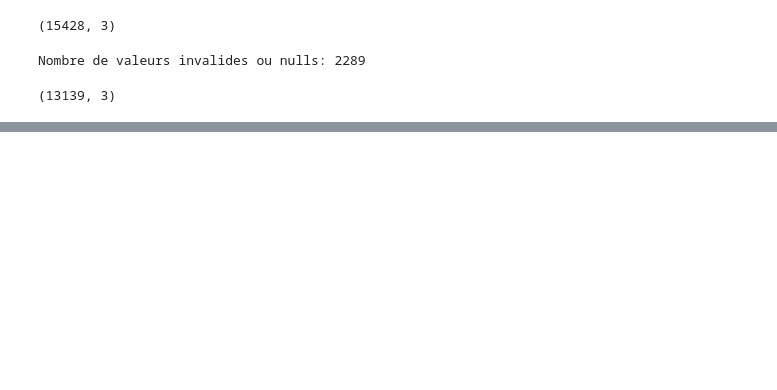
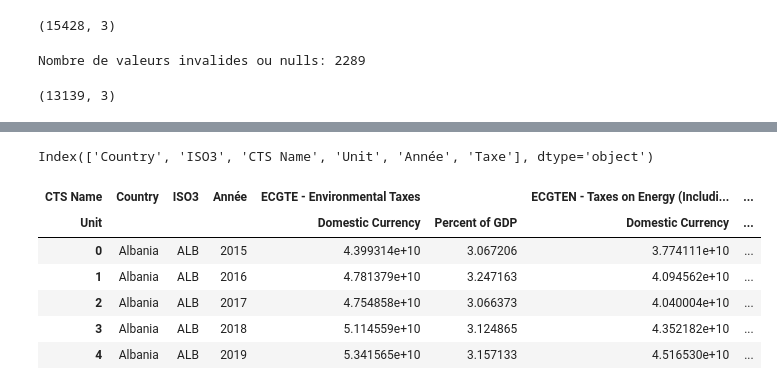
Before and after one commit to Obsywon/datawarehouse, a Jupyter notebook: transform_co2.ipynb, the cells around one changed output, grey strips where cells are left out. Saved outputs shown, nothing was run; the diff lists cells and outputs as text; code cells hidden in the pictures; blank space fills up the shorter version.

```diff
--- a/transform_co2.ipynb
+++ b/transform_co2.ipynb
@@ -143,0 +310,19 @@ tax.head(5)
+# %%
+print(tax.columns)
+# %% [output]
+Index(['Country', 'ISO3', 'CTS Name', 'Unit', 'Année', 'Taxe'], dtype='object')
+# %%
+# Pivoter les données pour mettre les catégories des taxes de la colonne "CTS Name" en colonnes et pour mettre les unités des taxes de la colonne "Unit" en colonnes
+taxE = tax.pivot_table(index=['Country', 'ISO3', 'Année'],
+                               columns=['CTS Name', 'Unit'],
+                               values='Taxe').reset_index()
+
+taxE.head(5)
+# %% [output]
+| CTS Name | Country | ISO3 | Année | ECGTE - Environmental Taxes |  | ECGTEN - Taxes on Energy (Includi... | ... |
+| Unit |  |  |  | Domestic Currency | Percent of GDP | Domestic Currency | ... |
+| 0 | Albania | ALB | 2015 | 4.399314e+10 | 3.067206 | 3.774111e+10 | ... |
+| 1 | Albania | ALB | 2016 | 4.781379e+10 | 3.247163 | 4.094562e+10 | ... |
+| 2 | Albania | ALB | 2017 | 4.754858e+10 | 3.066373 | 4.040004e+10 | ... |
+| 3 | Albania | ALB | 2018 | 5.114559e+10 | 3.124865 | 4.352182e+10 | ... |
+| 4 | Albania | ALB | 2019 | 5.341565e+10 | 3.157133 | 4.516530e+10 | ... |
```
Also changed, not shown: parts of 44 cells of this notebook, 3 other files.
